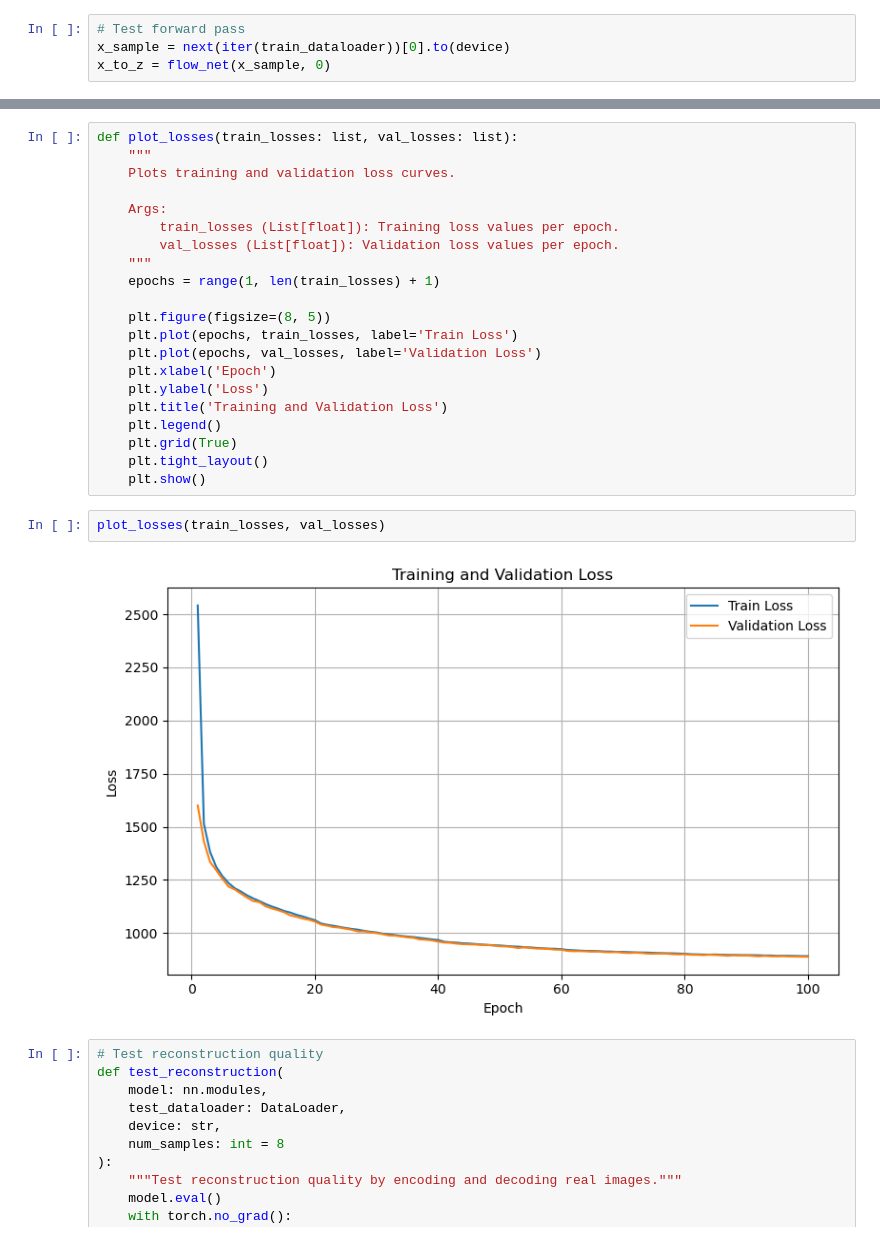
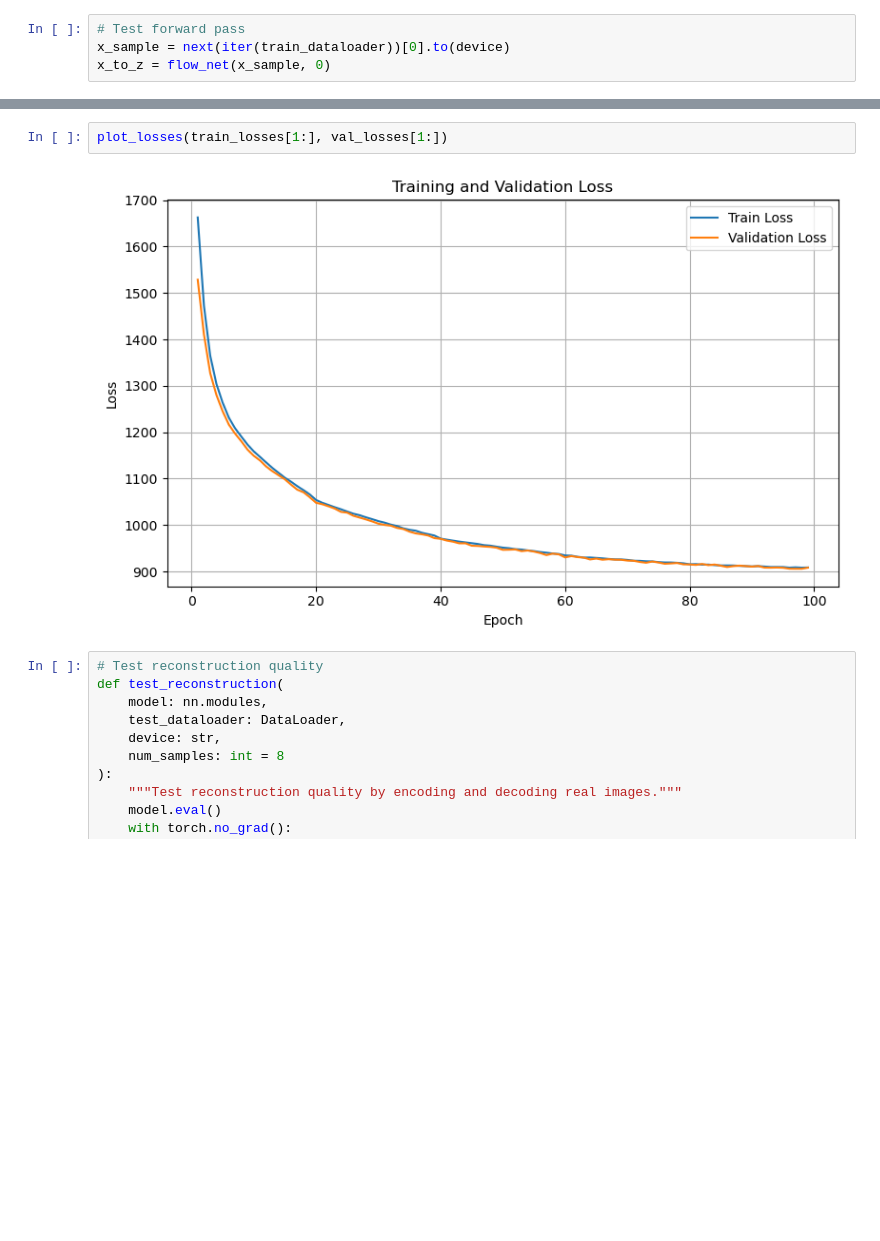
Before and after one commit to Ilan123/study_ml, a Jupyter notebook: generative_ai/src/normalized_flow.ipynb, the cells around one changed output, grey strips where cells are left out. Drawn from its saved outputs; the diff is of its cells as text; blank space fills up the shorter version.

```diff
--- a/generative_ai/src/normalized_flow.ipynb
+++ b/generative_ai/src/normalized_flow.ipynb
@@ -502,28 +165,7 @@ KeyboardInterrupt:
-# %%
-def plot_losses(train_losses: list, val_losses: list):
-    """
-    Plots training and validation loss curves.
-
-    Args:
-        train_losses (List[float]): Training loss values per epoch.
-        val_losses (List[float]): Validation loss values per epoch.
-    """
-    epochs = range(1, len(train_losses) + 1)
-
-    plt.figure(figsize=(8, 5))
-    plt.plot(epochs, train_losses, label='Train Loss')
-    plt.plot(epochs, val_losses, label='Validation Loss')
-    plt.xlabel('Epoch')
-    plt.ylabel('Loss')
-    plt.title('Training and Validation Loss')
-    plt.legend()
-    plt.grid(True)
-    plt.tight_layout()
-    plt.show()
 # %%
-plot_losses(train_losses, val_losses)
+plot_losses(train_losses[1:], val_losses[1:])
 # %% [output]
-[figure, old version]
+[figure, new version]
 # %%
 # Test reconstruction quality
 def test_reconstruction(
```
Also changed, not shown: parts of 9 cells of this notebook.
